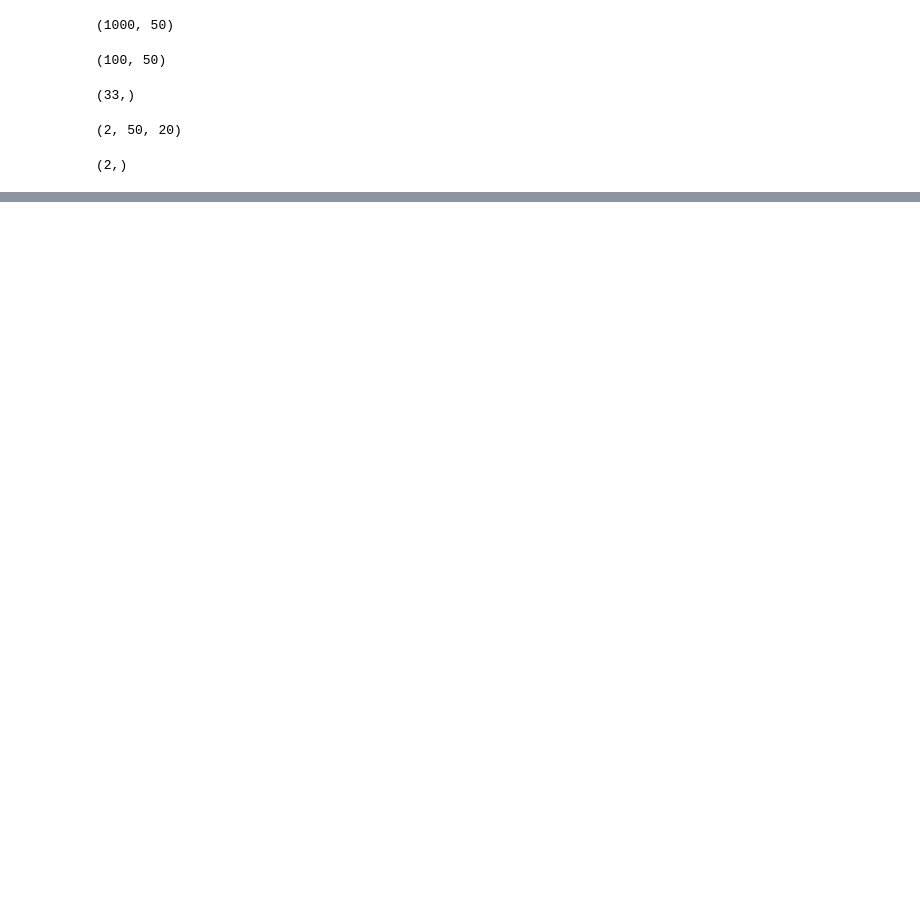
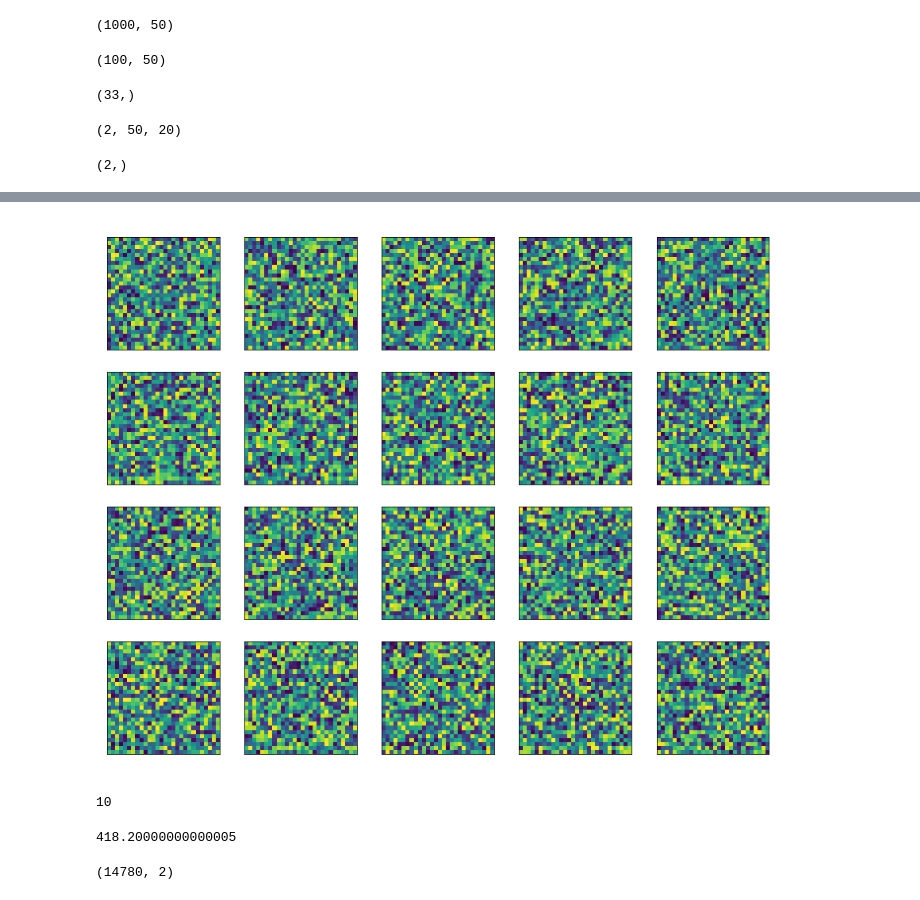
Before and after one commit to ahmadsalimi/DeepLearningIntro, a Jupyter notebook: cPCA/cPCA.ipynb, the cells around one changed output, grey strips where cells are left out. Drawn from its saved outputs; the diff is of its cells as text; code cells hidden in the pictures; blank space fills up the shorter version.

```diff
--- a/cPCA/cPCA.ipynb
+++ b/cPCA/cPCA.ipynb
@@ -91,0 +274,10 @@ alpha_star.shape
+# %%
+images = noises[np.random.choice(np.arange(len(noises)), size=20)]
+draw(images, columns=5, rows=4)
+# %% [output]
+[figure, added]
+# %%
+alpha_set = np.arange(417, 420, 0.3)
+alpha_set.size
+# %% [output]
+10
@@ -91,0 +286,9 @@ alpha_star.shape
+# %%
+alpha_star[0]
+# %% [output]
+418.20000000000005
+# %%
+X_transformed = X.dot(V_star[0])
+X_transformed.shape
+# %% [output]
+(14780, 2)
```
Also changed, not shown: parts of 36 cells of this notebook.
